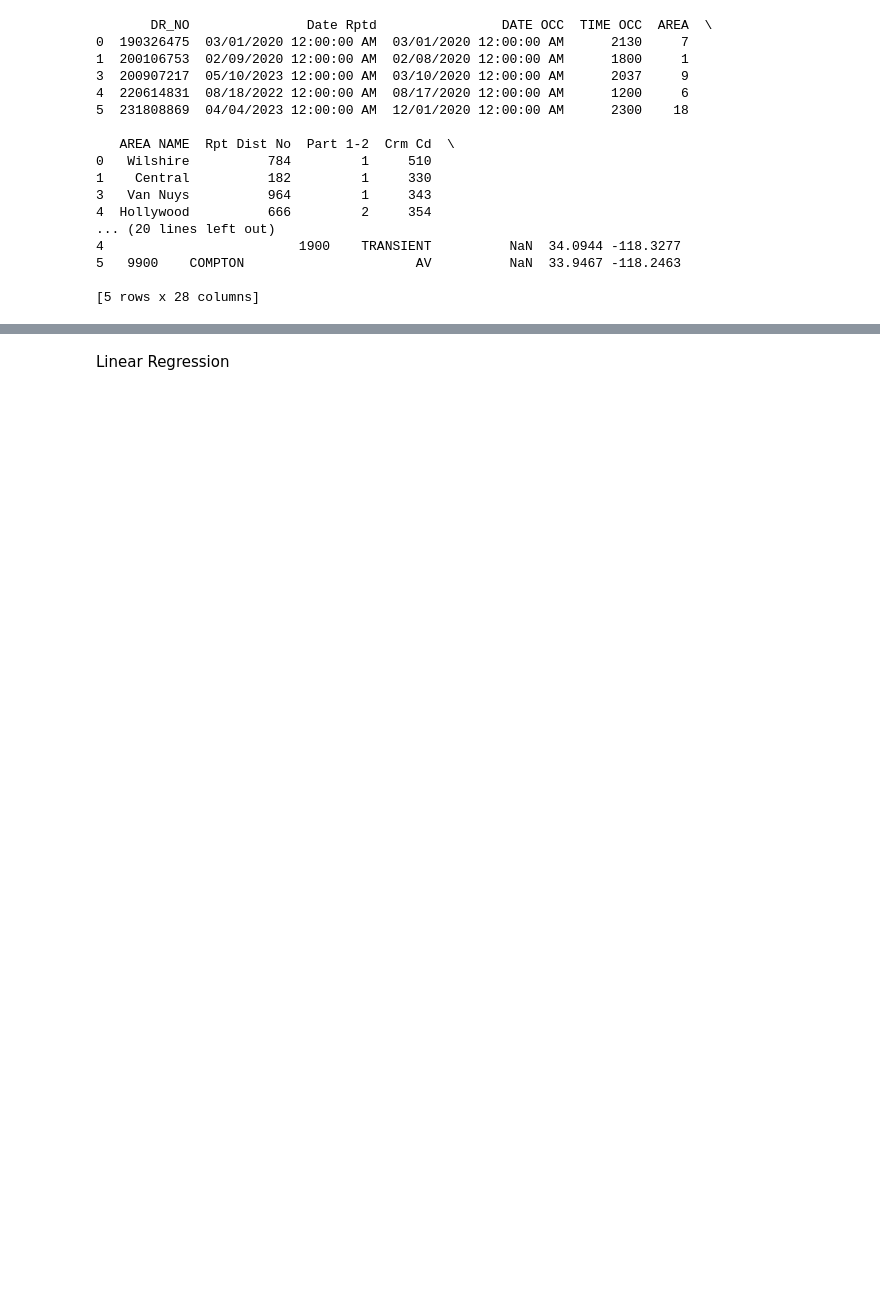
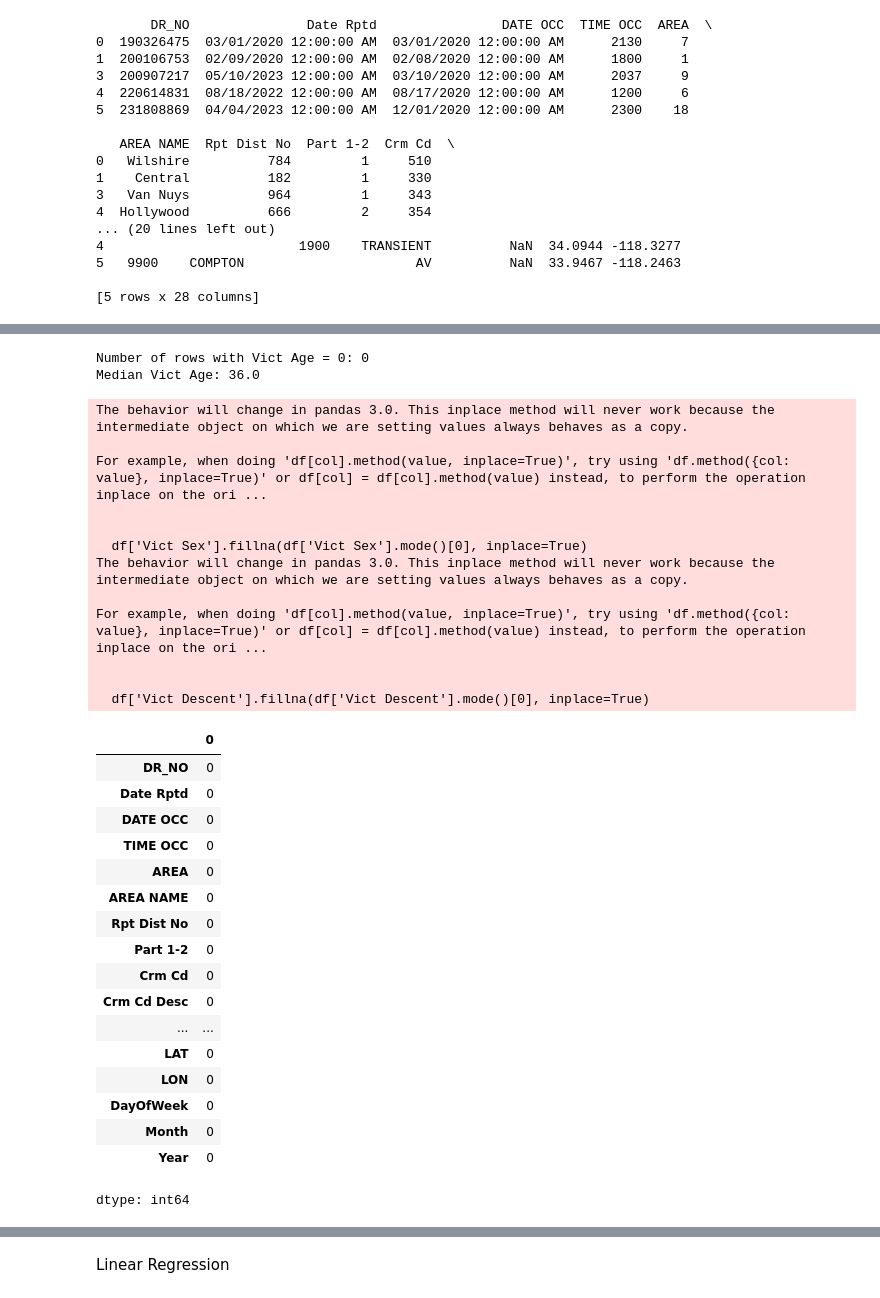
Before and after one commit to mikey6002/Techwise_AI_ML, a Jupyter notebook: Techwise_AIML_Project.ipynb, the cells around one changed output, grey strips where cells are left out. Saved outputs shown, nothing was run; the diff lists cells and outputs as text; code cells hidden in the pictures; blank space fills up the shorter version.

```diff
--- a/Techwise_AIML_Project.ipynb
+++ b/Techwise_AIML_Project.ipynb
@@ -194,0 +191,54 @@ Rows remaining after dropping missing 'AREA NAME': 881669
+# %%
+#consistant date format
+df['Date Rptd'] = pd.to_datetime(df['Date Rptd'])
+df['DayOfWeek'] = df['Date Rptd'].dt.dayofweek
+df['Month'] = df['Date Rptd'].dt.month
+df['Year'] = df['Date Rptd'].dt.year
+# %%
+median_age = df[df['Vict Age'] > 0]['Vict Age'].median() # Excludes 0 when calculating the median
+df.loc[df['Vict Age'] == 0, 'Vict Age'] = median_age
+print(f"Number of rows with Vict Age = 0: {len(df[df['Vict Age'] == 0])}")
+print(f"Median Vict Age: {median_age}")
+# %% [output]
+Number of rows with Vict Age = 0: 0
+Median Vict Age: 36.0
+# %%
+df = df.drop(columns=['Crm Cd 1','Crm Cd 2','Crm Cd 3','Crm Cd 4','Cross Street'])
+# %%
+# For LAT and LON, remove rows with coordinates outside the expected range
+df = df[(df['LAT'] > 33.5) & (df['LAT'] < 34.5) & (df['LON'] < -118) & (df['LON'] > -119)]
+# %%
+df['Vict Sex'].fillna(df['Vict Sex'].mode()[0], inplace=True)
+df['Vict Descent'].fillna(df['Vict Descent'].mode()[0], inplace=True)
+df.isna().sum()
+# %% [output]
+The behavior will change in pandas 3.0. This inplace method will never work because the intermediate object on which we are setting values always behaves as a copy.
+
+For example, when doing 'df[col].method(value, inplace=True)', try using 'df.method({col: value}, inplace=True)' or df[col] = df[col].method(value) instead, to perform the operation inplace on the ori ...
+
+
+  df['Vict Sex'].fillna(df['Vict Sex'].mode()[0], inplace=True)
+The behavior will change in pandas 3.0. This inplace method will never work because the intermediate object on which we are setting values always behaves as a copy.
+
+For example, when doing 'df[col].method(value, inplace=True)', try using 'df.method({col: value}, inplace=True)' or df[col] = df[col].method(value) instead, to perform the operation inplace on the ori ...
+
+
+  df['Vict Descent'].fillna(df['Vict Descent'].mode()[0], inplace=True)
+|  | 0 |
+| DR_NO | 0 |
+| Date Rptd | 0 |
+| DATE OCC | 0 |
+| TIME OCC | 0 |
+| AREA | 0 |
+| AREA NAME | 0 |
+| Rpt Dist No | 0 |
+| Part 1-2 | 0 |
+| Crm Cd | 0 |
+| Crm Cd Desc | 0 |
+| ... | ... |
+| LAT | 0 |
+| LON | 0 |
+| DayOfWeek | 0 |
+| Month | 0 |
+| Year | 0 |
+dtype: int64
```
Also changed, not shown: parts of 27 cells of this notebook.
